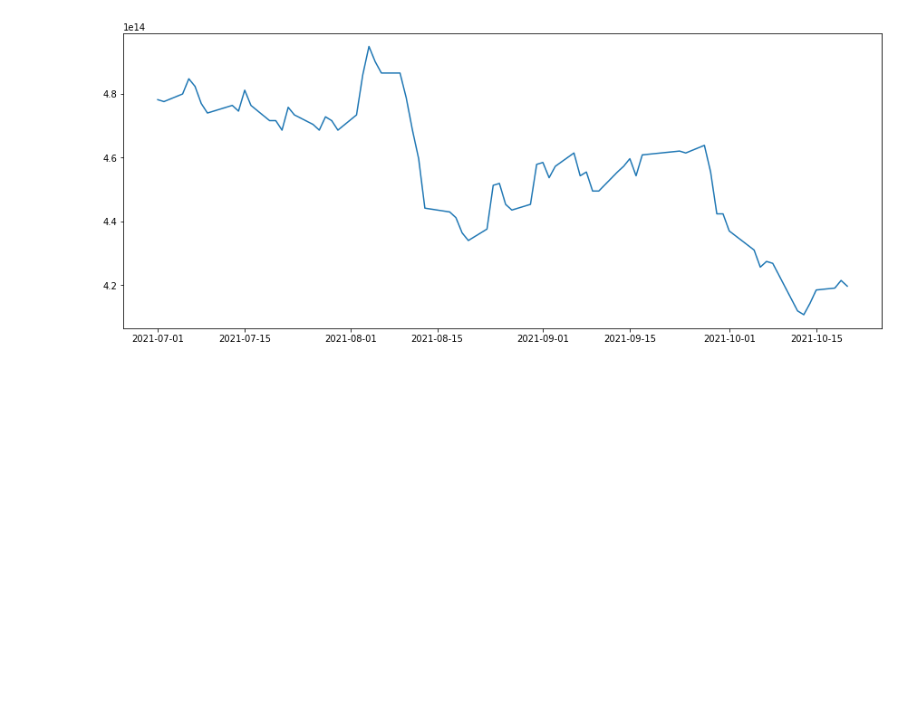
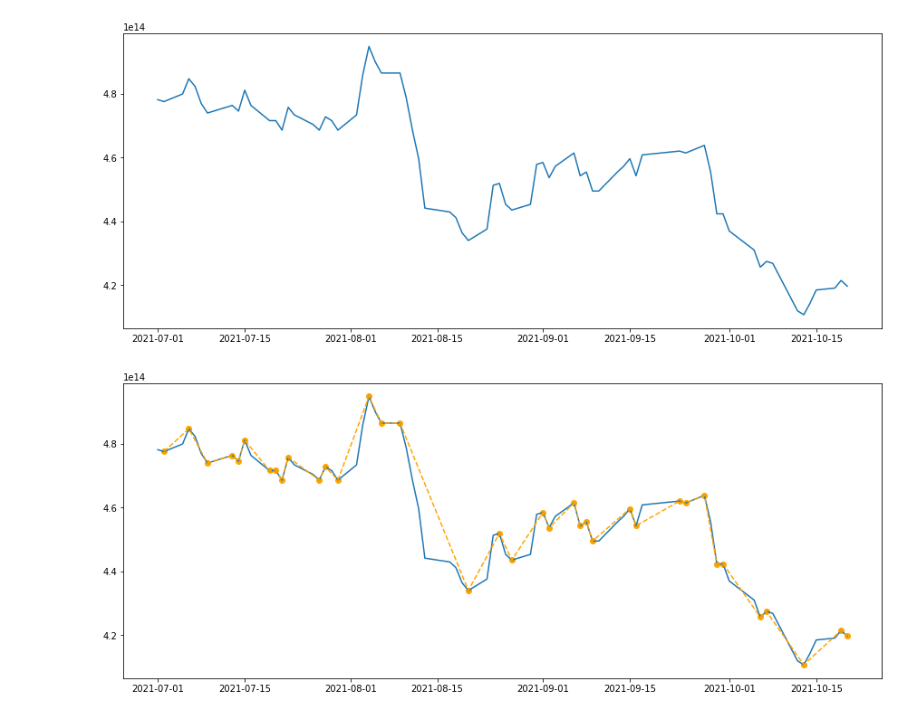
Before and after one commit to baeksumin/k-project, a Jupyter notebook: TimeSeries_trend.ipynb, the cells around one changed output. Cells and saved outputs as stored; diff of their text form; code cells hidden in the pictures; blank space fills up the shorter version.

```diff
--- a/TimeSeries_trend.ipynb
+++ b/TimeSeries_trend.ipynb
@@ -37,0 +40,4 @@ samsung
+# %%
+df = pd.read_json(json_data['KR7005930003'], orient ='index')
+samsung = df.transpose()
+samsung
@@ -89,3 +93,39 @@ plt.plot(samsung01['x'],samsung01['y'])
 # %% [output]
 [<matplotlib.lines.Line2D at 0x...>]
 [figure]
+# %%
+samsung01['ch'] = np.nan
+
+for i in range(samsung01.shape[0]-1):
+  y2 = samsung01.iloc[i+1,1]
+  y1 = samsung01.iloc[i,1]
+
+  if (y2-y1>=0):
+    samsung01.iloc[i,2] = 1
+  else:
+    samsung01.iloc[i,2] = 0
+# %%
+samsung01['ch_result'] = np.nan
+
+for i in range(samsung01.shape[0]-1):
+
+
+  check = samsung01.iloc[i,2] != samsung01.iloc[i+1,2]
+  if(check):
+    samsung01.iloc[i+1,3]= True
+  else:
+    samsung01.iloc[i+1,3]= False
+# %%
+check = samsung01[samsung01['ch_result']==True]
+check.reset_index(drop=True, inplace= True)
+# %%
+x = list(check.x)
+y = list(check.y)
+
+plt.figure(figsize=(15,6))
+plt.plot(samsung01['x'],samsung01['y'])
+plt.scatter(x,y, color = "orange")
+plt.plot(x,y, color = "orange", linestyle = "--")
+plt.show()
+# %% [output]
+[figure, added]
```
Also changed, not shown: parts of 28 cells of this notebook.
